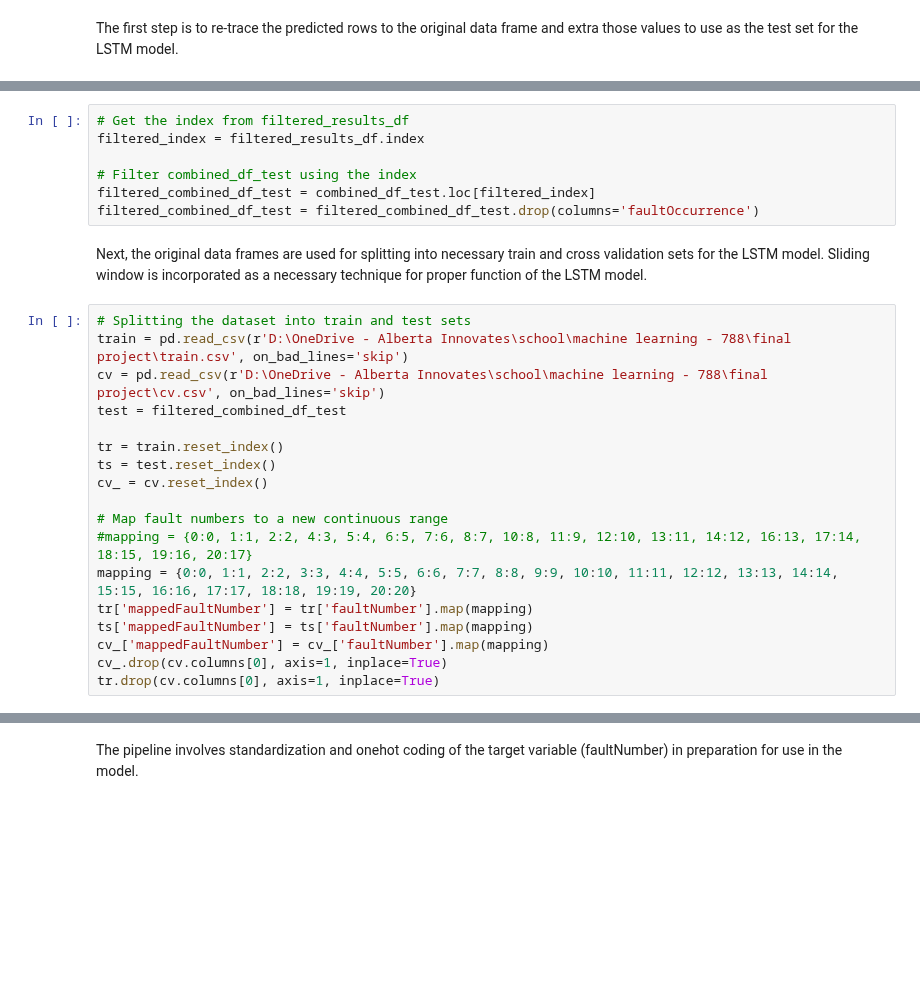
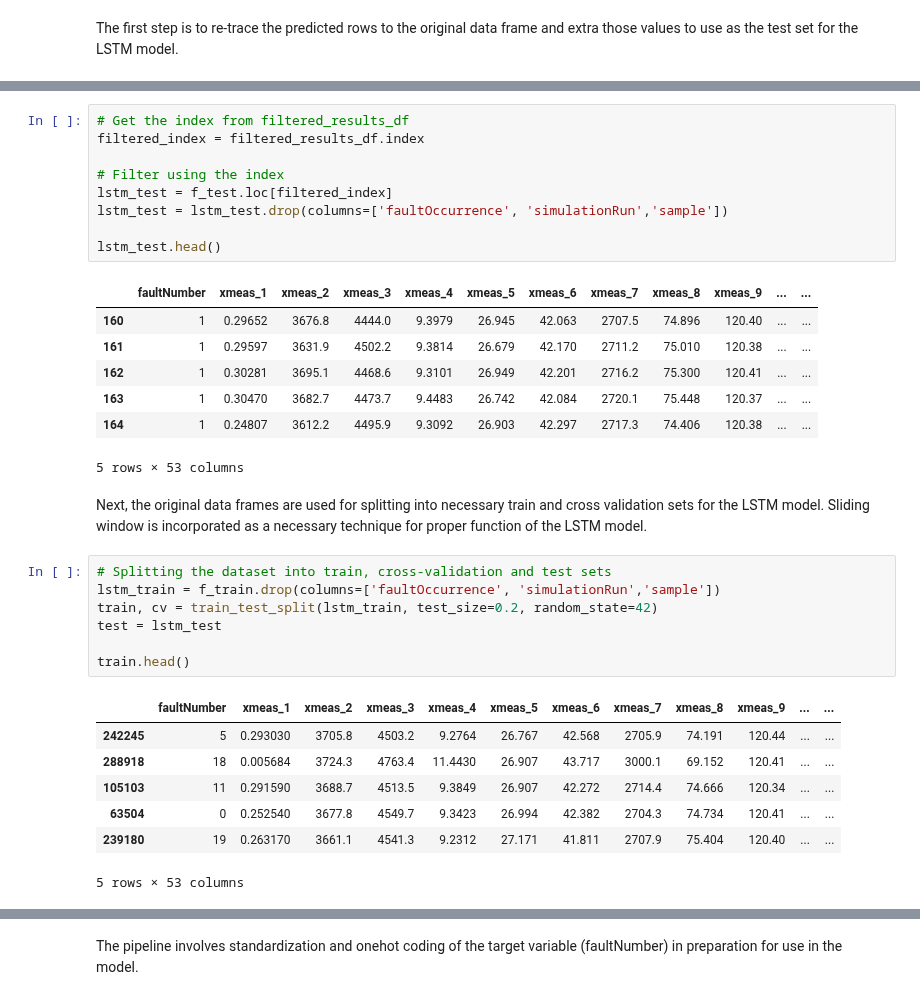
Before and after one commit to bns1808/MECE788Group1, a Jupyter notebook: main/RF and LSTM combined - TK.ipynb, the cells around one changed output, grey strips where cells are left out. Cells and saved outputs as stored; diff of their text form; blank space fills up the shorter version.

```diff
--- a/main/RF and LSTM combined - TK.ipynb
+++ b/main/RF and LSTM combined - TK.ipynb
@@ -337,27 +362,34 @@ filtered_results_df.head()
 # %%
 # Get the index from filtered_results_df
 filtered_index = filtered_results_df.index
 
-# Filter combined_df_test using the index
-filtered_combined_df_test = combined_df_test.loc[filtered_index]
-filtered_combined_df_test = filtered_combined_df_test.drop(columns='faultOccurrence')
+# Filter using the index
+lstm_test = f_test.loc[filtered_index]
+lstm_test = lstm_test.drop(columns=['faultOccurrence', 'simulationRun','sample'])
+
+lstm_test.head()
+# %% [output]
+|  | faultNumber | xmeas_1 | xmeas_2 | xmeas_3 | xmeas_4 | xmeas_5 | xmeas_6 | xmeas_7 | xmeas_8 | xmeas_9 | ... | ... |
+| 160 | 1 | 0.29652 | 3676.8 | 4444.0 | 9.3979 | 26.945 | 42.063 | 2707.5 | 74.896 | 120.40 | ... | ... |
+| 161 | 1 | 0.29597 | 3631.9 | 4502.2 | 9.3814 | 26.679 | 42.170 | 2711.2 | 75.010 | 120.38 | ... | ... |
+| 162 | 1 | 0.30281 | 3695.1 | 4468.6 | 9.3101 | 26.949 | 42.201 | 2716.2 | 75.300 | 120.41 | ... | ... |
+| 163 | 1 | 0.30470 | 3682.7 | 4473.7 | 9.4483 | 26.742 | 42.084 | 2720.1 | 75.448 | 120.37 | ... | ... |
+| 164 | 1 | 0.24807 | 3612.2 | 4495.9 | 9.3092 | 26.903 | 42.297 | 2717.3 | 74.406 | 120.38 | ... | ... |
+5 rows × 53 columns
 # %% [markdown]
 Next, the original data frames are used for splitting into necessary train and cross validation sets for the LSTM model. Sliding window is incorporated as a necessary technique for proper function of the LSTM model.
-# %%
-# Splitting the dataset into train and test sets
-train = pd.read_csv(r'D:\OneDrive - Alberta Innovates\school\machine learning - 788\final project\train.csv', on_bad_lines='skip')
-cv = pd.read_csv(r'D:\OneDrive - Alberta Innovates\school\machine learning - 788\final project\cv.csv', on_bad_lines='skip')
-test = filtered_combined_df_test
-
-tr = train.reset_index()
-ts = test.reset_index()
-cv_ = cv.reset_index()
-
-# Map fault numbers to a new continuous range
-#mapping = {0:0, 1:1, 2:2, 4:3, 5:4, 6:5, 7:6, 8:7, 10:8, 11:9, 12:10, 13:11, 14:12, 16:13, 17:14, 18:15, 19:16, 20:17}
-mapping = {0:0, 1:1, 2:2, 3:3, 4:4, 5:5, 6:6, 7:7, 8:8, 9:9, 10:10, 11:11, 12:12, 13:13, 14:14, 15:15, 16:16, 17:17, 18:18, 19:19, 20:20}
-tr['mappedFaultNumber'] = tr['faultNumber'].map(mapping)
-ts['mappedFaultNumber'] = ts['faultNumber'].map(mapping)
-cv_['mappedFaultNumber'] = cv_['faultNumber'].map(mapping)
-cv_.drop(cv.columns[0], axis=1, inplace=True)
-tr.drop(cv.columns[0], axis=1, inplace=True)
+# %%
+# Splitting the dataset into train, cross-validation and test sets
+lstm_train = f_train.drop(columns=['faultOccurrence', 'simulationRun','sample'])
+train, cv = train_test_split(lstm_train, test_size=0.2, random_state=42)
+test = lstm_test
+
+train.head()
+# %% [output]
+|  | faultNumber | xmeas_1 | xmeas_2 | xmeas_3 | xmeas_4 | xmeas_5 | xmeas_6 | xmeas_7 | xmeas_8 | xmeas_9 | ... | ... |
+| 242245 | 5 | 0.293030 | 3705.8 | 4503.2 | 9.2764 | 26.767 | 42.568 | 2705.9 | 74.191 | 120.44 | ... | ... |
+| 288918 | 18 | 0.005684 | 3724.3 | 4763.4 | 11.4430 | 26.907 | 43.717 | 3000.1 | 69.152 | 120.41 | ... | ... |
+| 105103 | 11 | 0.291590 | 3688.7 | 4513.5 | 9.3849 | 26.907 | 42.272 | 2714.4 | 74.666 | 120.34 | ... | ... |
+| 63504 | 0 | 0.252540 | 3677.8 | 4549.7 | 9.3423 | 26.994 | 42.382 | 2704.3 | 74.734 | 120.41 | ... | ... |
+| 239180 | 19 | 0.263170 | 3661.1 | 4541.3 | 9.2312 | 27.171 | 41.811 | 2707.9 | 75.404 | 120.40 | ... | ... |
+5 rows × 53 columns
```
Also changed, not shown: parts of 15 cells of this notebook.
